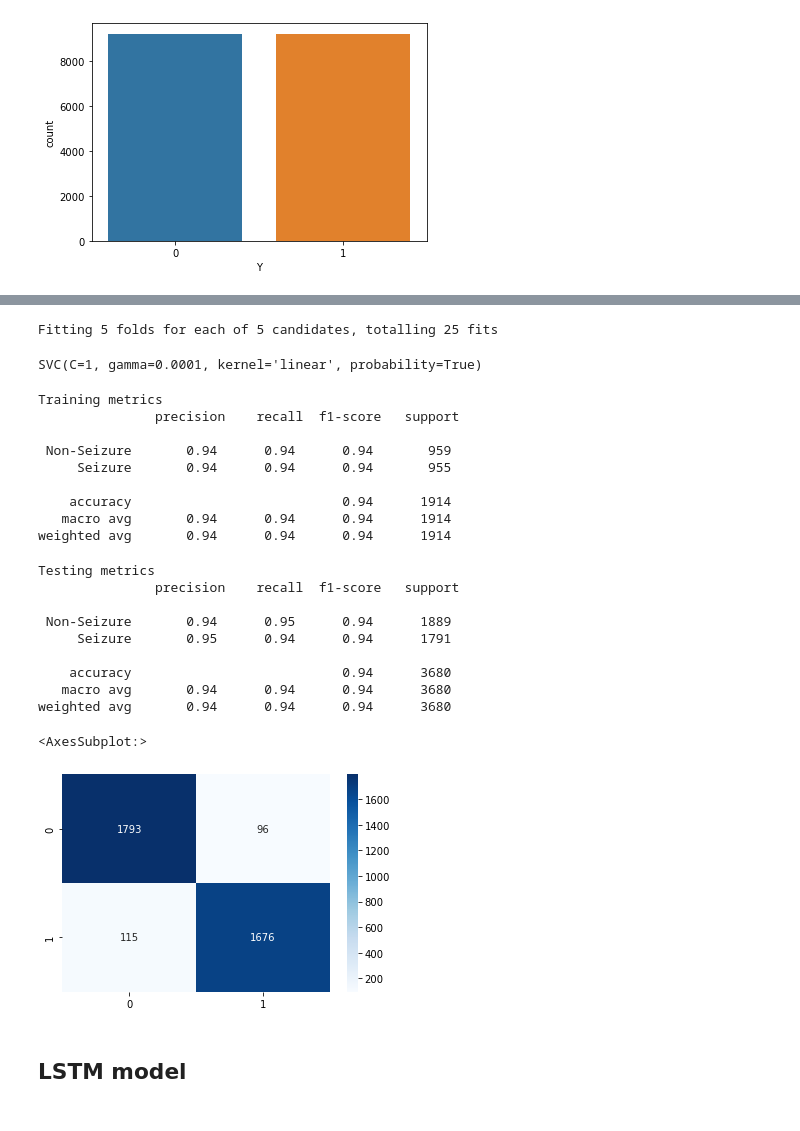
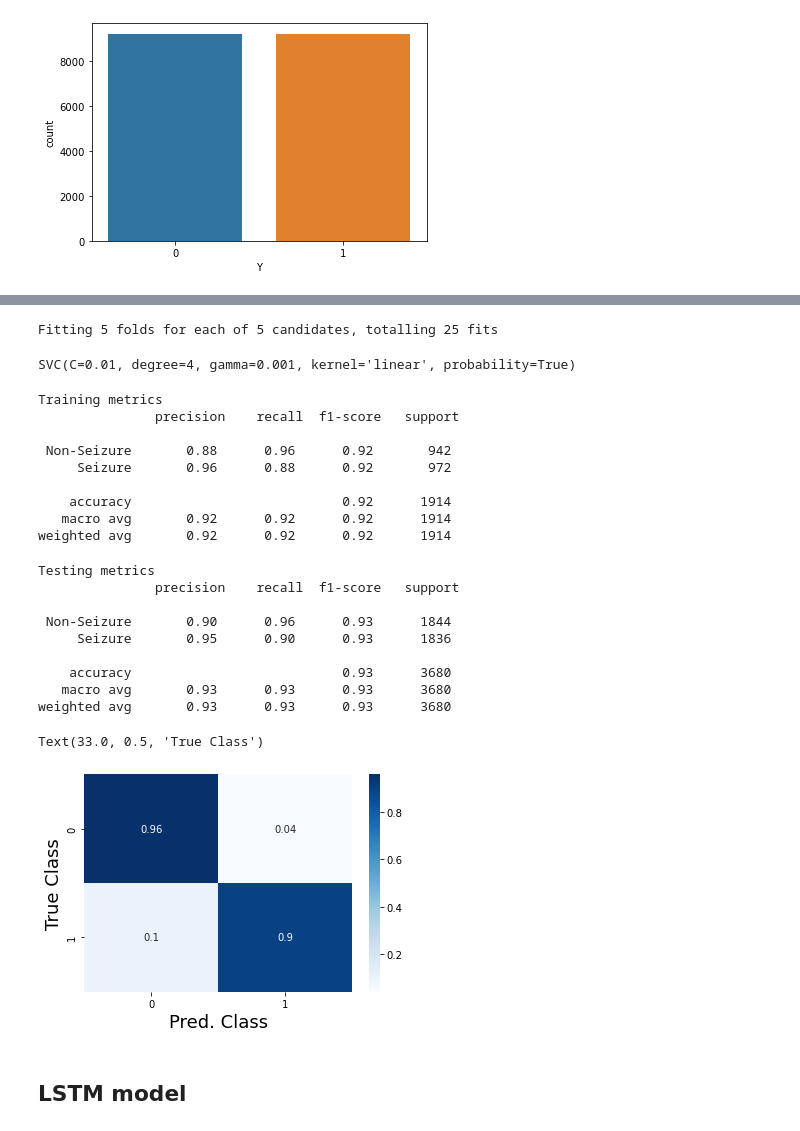
Before and after one commit to Usmanikashif/Project_machine_learning, a Jupyter notebook: Part1_ binary classification of seizure detection.ipynb, the cells around one changed output, grey strips where cells are left out. Saved outputs shown, nothing was run; the diff lists cells and outputs as text; code cells hidden in the pictures.

```diff
--- a/Part1_ binary classification of seizure detection.ipynb
+++ b/Part1_ binary classification of seizure detection.ipynb
@@ -387,15 +391,15 @@ searchSVM2.fit(Xb_train,Yb_train)
 SVM2 = searchSVM2.best_params_
 
 clf_svm2 = SVC(
-    C = SVM['C'],
-    kernel = SVM['kernel'],
-    gamma = SVM['gamma'],
-    degree = SVM['degree'],probability=True)
+    C = SVM2['C'],
+    kernel = SVM2['kernel'],
+    gamma = SVM2['gamma'],
+    degree = SVM2['degree'],probability=True)
 
 clf_svm2.fit(Xb_train,Yb_train)
 # %% [output]
 Fitting 5 folds for each of 5 candidates, totalling 25 fits
-SVC(C=1, gamma=0.0001, kernel='linear', probability=True)
+SVC(C=0.01, degree=4, gamma=0.001, kernel='linear', probability=True)
 # %%
 # let us check whether the model is overfitting or not
 # we calculated the performance of model on training dataset
@@ -405,34 +409,37 @@ print("Training metrics\n",classification_report(Yb_val, y_predtrain2,target_nam
 Training metrics
                precision    recall  f1-score   support
 
- Non-Seizure       0.94      0.94      0.94       959
-     Seizure       0.94      0.94      0.94       955
+ Non-Seizure       0.88      0.96      0.92       942
+     Seizure       0.96      0.88      0.92       972
 
-    accuracy                           0.94      1914
-   macro avg       0.94      0.94      0.94      1914
-weighted avg       0.94      0.94      0.94      1914
+    accuracy                           0.92      1914
+   macro avg       0.92      0.92      0.92      1914
+weighted avg       0.92      0.92      0.92      1914
 # %%
 # let us evaluate the performance of SVM model on balanced dataset
 
 y_predb = cross_val_predict(clf_svm2, Xb_test, Yb_test, cv=5)
 print("Testing metrics\n",classification_report(Yb_test, y_predb,target_names=['Non-Seizure','Seizure']))
 
 # confusion matrix
 cmb = confusion_matrix(Yb_test, y_predb)
 df_cmb = pd.DataFrame(cmb, range(2), range(2))
-sn.heatmap(df_cmb, annot=True,fmt='g',cmap ='Blues')
+sn.heatmap(round((df_cmb/df_cmb.sum(axis=1)),2), annot=True,fmt='g',cmap ='Blues')
+
+plt.xlabel('Pred. Class',fontsize=18)
+plt.ylabel('True Class',fontsize=18)
 # %% [output]
 Testing metrics
                precision    recall  f1-score   support
 
- Non-Seizure       0.94      0.95      0.94      1889
-     Seizure       0.95      0.94      0.94      1791
+ Non-Seizure       0.90      0.96      0.93      1844
+     Seizure       0.95      0.90      0.93      1836
 
-    accuracy                           0.94      3680
-   macro avg       0.94      0.94      0.94      3680
-weighted avg       0.94      0.94      0.94      3680
+    accuracy                           0.93      3680
+   macro avg       0.93      0.93      0.93      3680
+weighted avg       0.93      0.93      0.93      3680
-<AxesSubplot:>
+Text(33.0, 0.5, 'True Class')
-[figure, old version]
+[figure, new version]
 # %% [markdown]
 ## LSTM model
 # %%
```
Also changed, not shown: parts of 20 cells of this notebook, 1 other file.
